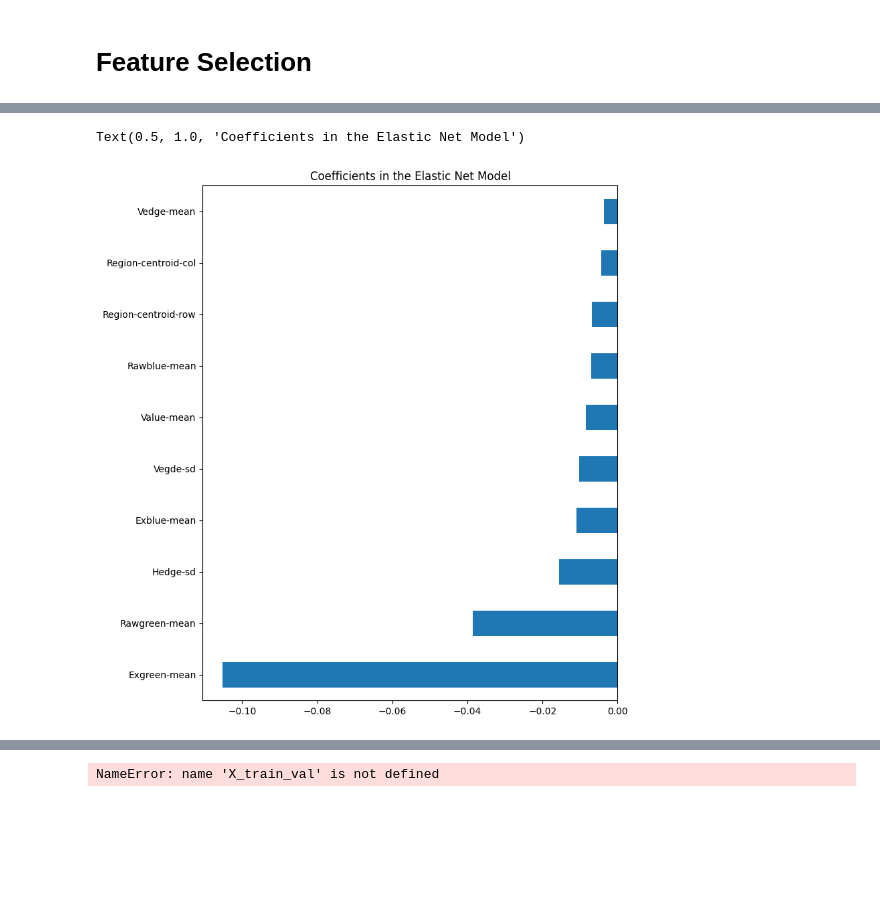
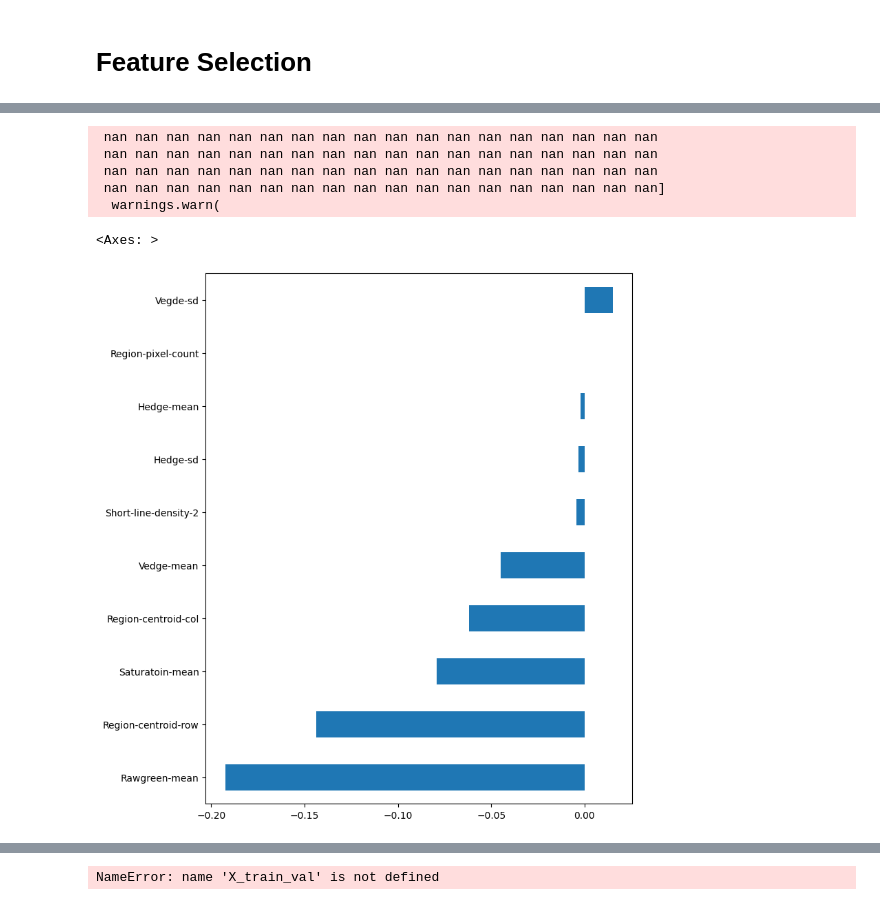
Before and after one commit to istiyaksiddiquee/thesis-work, a Jupyter notebook: appendix/data_separator.ipynb, the cells around one changed output, grey strips where cells are left out. Cells and saved outputs as stored; diff of their text form; code cells hidden in the pictures; blank space fills up the shorter version.

```diff
--- a/appendix/data_separator.ipynb
+++ b/appendix/data_separator.ipynb
@@ -224,0 +219,3 @@ Name: Class, Length: 223, dtype: object
+# %%
+df['Class'].replace('negative', 0, inplace=True)
+df['Class'].replace('positive', 1, inplace=True)
@@ -275,9 +421,9 @@ from sklearn.feature_selection import SelectFromModel
 from sklearn.linear_model import Lasso, LogisticRegression
 
 scaler = StandardScaler()
-scaler.fit(X_train_val)
+scaler.fit(scaled_X_train_val_df[considered_features])
 sel_ = SelectFromModel(LogisticRegression(C=0.5, penalty='l1', solver='liblinear', random_state=10))
-sel_.fit(scaler.transform(X_train_val), y_train_val)
-removed_feats = X_train_val.columns[(sel_.estimator_.coef_ == 0).ravel().tolist()]
+sel_.fit(scaler.transform(scaled_X_train_val_df[considered_features]), y_train_val)
+removed_feats = scaled_X_train_val_df[considered_features].columns[(sel_.estimator_.coef_ == 0).ravel().tolist()]
 removed_feats
 # %% [output]
@@ -287,0 +431,11 @@ Index(['Region-pixel-count', 'Short-line-density-2', 'Vegde-sd', 'Hedge-mean',
+# %%
+from sklearn.feature_selection import RFE
+from sklearn.linear_model import LogisticRegression
+from sklearn.ensemble import RandomForestClassifier
+
+rfe_selector = RFE(estimator=RandomForestClassifier(), n_features_to_select=len(scaled_X_train_val_df[considered_features].columns)-1, step=1, verbose=5)
+rfe_selector.fit(scaled_X_train_val_df[considered_features], y_train_val)
+rfe_support = rfe_selector.get_support()
+rfe_feature = scaled_X_train_val_df[considered_features].loc[:,rfe_support].columns.tolist()
+print(str(len(rfe_feature)), 'selected features')
+print(rfe_feature)
@@ -337,40 +500,42 @@ Text(0.5, 1.0, 'Coefficients in the Logistic Model')
 # %%
 from sklearn.linear_model import ElasticNet
 import matplotlib
 import matplotlib.pyplot as plt
 from numpy import arange
 
 grid = {
     'alpha': [1e-5, 1e-4, 1e-3, 1e-2, 1e-1, 0.0, 1.0, 10.0, 100.0],
     'l1_ratio': arange(0, 1, 0.1)
 }
 
-from sklearn.linear_model import LogisticRegression
+model = ElasticNet()
 
-lr = LogisticRegression(penalty = 'elasticnet', solver = 'saga', l1_ratio = 0.5)
+clf = GridSearchCV(
+    estimator=model,
+    cv=5,
+    refit="average_precision_score",
+    param_grid=grid,
+    scoring='average_precision',
+    n_jobs=-1,
+)
 
-# clf = GridSearchCV(
-#     estimator=model,
-#     cv=5,
-#     refit="balanced_accuracy",
-#     param_grid=grid,
-#     scoring='balanced_accuracy',
-#     n_jobs=-1,
-# )
+clf.fit(scaled_X_train_val_df[considered_features], y_train_val)
 
-lr.fit(X_train_val, y_train_val)
-# len(lr.coef_[0])
-coef = pd.Series(lr.coef_[0], index = X_train_val.columns)
+coef = pd.Series(clf.best_estimator_.coef_, index = scaled_X_train_val_df[considered_features].columns)
 imp_coef = pd.concat([coef.sort_values().head(10)])
 
 matplotlib.rcParams['figure.figsize'] = (8.0, 10.0)
 imp_coef.plot(kind = "barh")
-plt.title("Coefficients in the Elastic Net Model")
-
-# arange(0, 1, 0.1)
+# plt.title("Coefficients in the Elastic Net Model")
+# plt.savefig(prefix + 'elastic_feature.pdf', format='pdf', bbox_inches='tight', pad_inches=0.5)
 # %% [output]
-Text(0.5, 1.0, 'Coefficients in the Elastic Net Model')
+ nan nan nan nan nan nan nan nan nan nan nan nan nan nan nan nan nan nan
+ nan nan nan nan nan nan nan nan nan nan nan nan nan nan nan nan nan nan
+ nan nan nan nan nan nan nan nan nan nan nan nan nan nan nan nan nan nan
+ nan nan nan nan nan nan nan nan nan nan nan nan nan nan nan nan nan nan]
+  warnings.warn(
+<Axes: >
-[figure, old version]
+[figure, new version]
 # %%
 import numpy as np
 from boruta import BorutaPy
```
Also changed, not shown: parts of 17 cells of this notebook, 30 other files.
